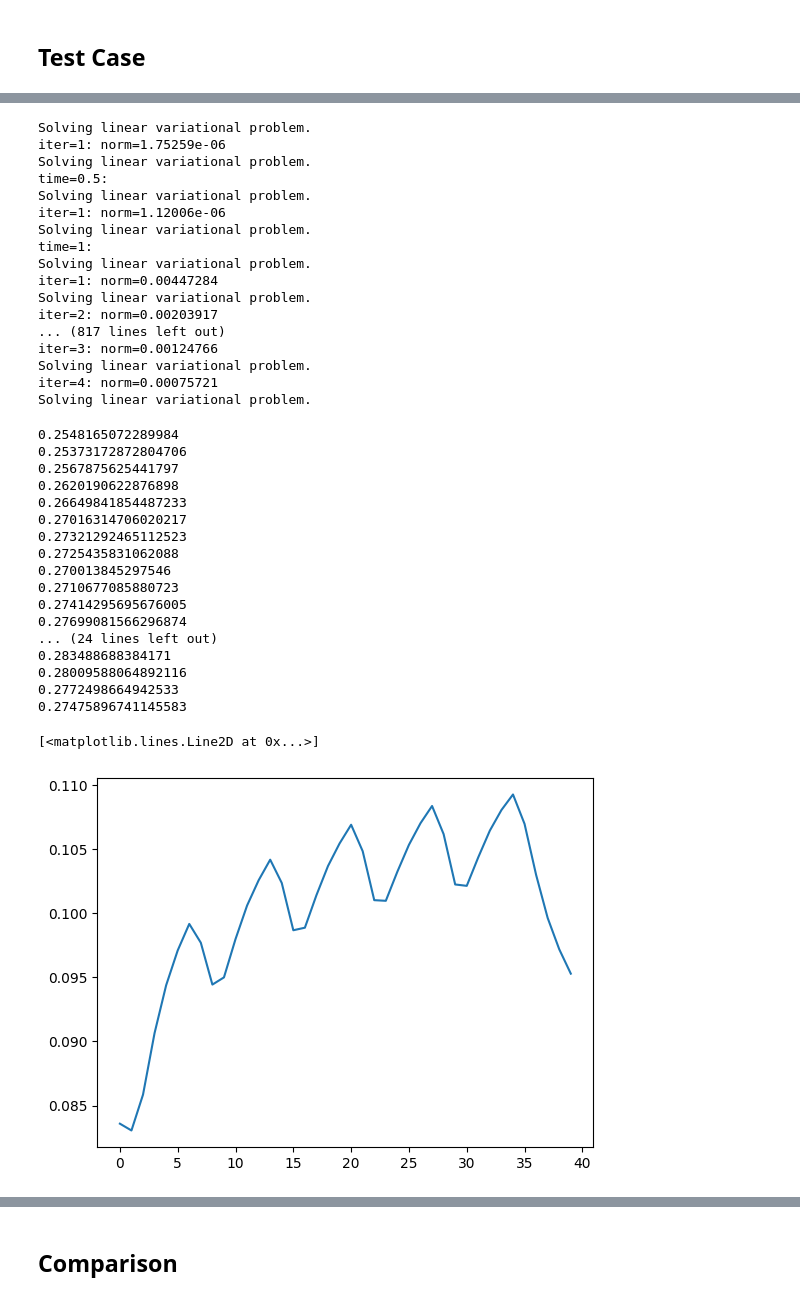
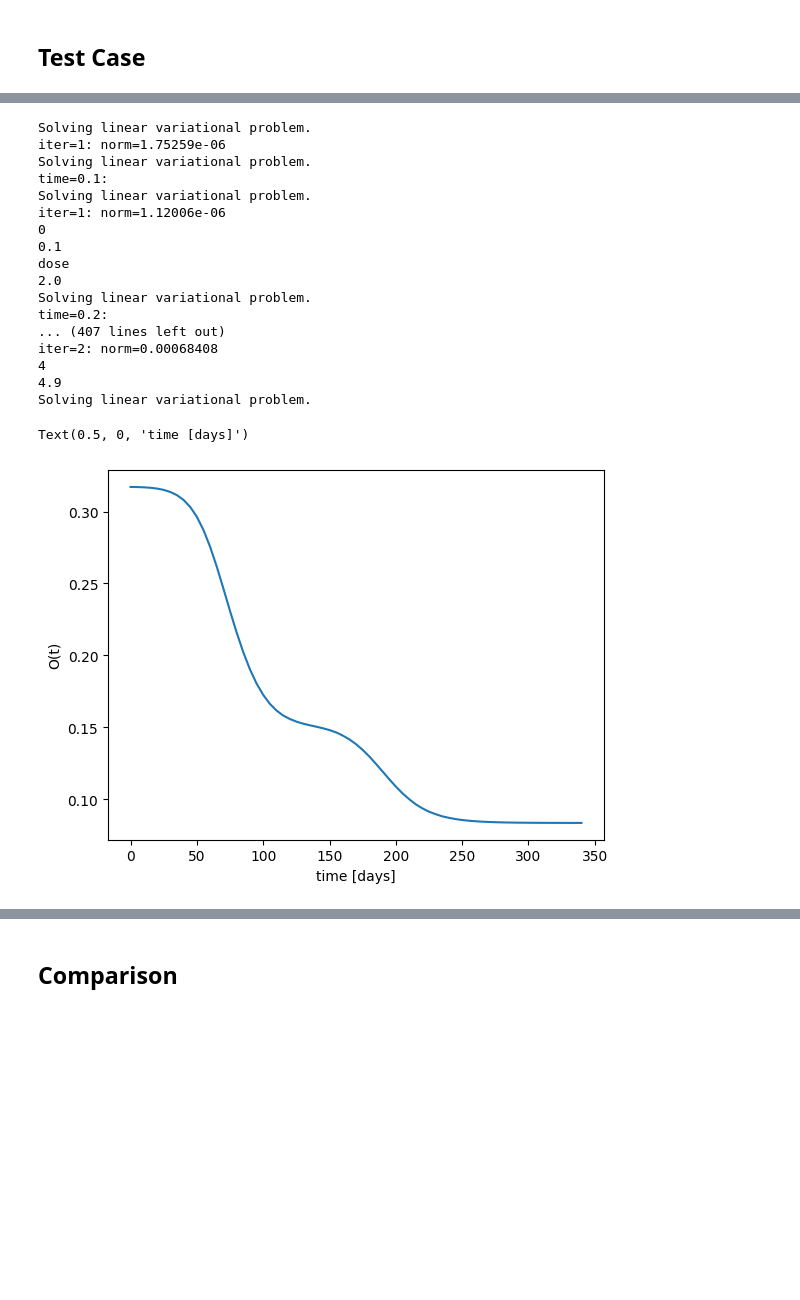
Before and after one commit to saragazzoni/Master_Thesis, a Jupyter notebook: Model2D/main.ipynb, the cells around one changed output, grey strips where cells are left out. Cells and saved outputs as stored; diff of their text form; code cells hidden in the pictures; blank space fills up the shorter version.

```diff
--- a/Model2D/main.ipynb
+++ b/Model2D/main.ipynb
@@ -68,20 +97,26 @@ plt.plot(mass2)
 # %%
-dt = 0.5
-T = 40
-save_interval = 2
-c0file = XDMFFile('solutions/V1.5e5_T350_ref20x20//c.xdmf')
-n0file = XDMFFile('solutions/V1.5e5_T350_ref20x20//n.xdmf')
+dt = 0.1
+T = 80
+save_interval = 5
+# c0file = XDMFFile('solutions/V3e5_T150_ref20x20/c.xdmf')
+# n0file = XDMFFile('solutions/V3e5_T150_ref20x20/n.xdmf')
+c0file = XDMFFile('solutions/V1.5e5_T350_ref20x20/c.xdmf')
+n0file = XDMFFile('solutions/V1.5e5_T350_ref20x20/n.xdmf')
 V = FunctionSpace(mesh,"P",1)
 c0 = Function(V)
 n0 = Function(V)
+# c0file.read_checkpoint(c0,"c",15)
+# n0file.read_checkpoint(n0,"n",15)
 c0file.read_checkpoint(c0,"c",69)
 n0file.read_checkpoint(n0,"n",69)
-times = [0+1,1+1,2+1,3+1,4+1,7+1,8+1,9+1,10+1,11+1,14+1,15+1,16+1,17+1,18+1,21+1,22+1,23+1,24+1,25+1,28+1,29+1,30+1,31+1,32+1]
+times = []
+doses = []
+times = [1,2,3,4,5,8,9,10,11,12,15,16,17,18,19,22,23,24,25,26,29,30,31,32,33]
 doses = 2*np.ones_like(times)
 # times = [0,7,14,21,28]
 # doses = 10*np.ones_like(times)
 
-path_sol = "solutions/lowoxygen_uhfrt_T40_bdf2"
+path_sol = "solutions/lowox_frt_T80_dt0.1"
 
 solver = bdf2.Solver2D(mesh, V, n0, c0, dt, T, save_interval, times, doses, path_sol)
 n_vect,c_vect,mass,csc_mass,dc_mass,tdc_mass,phi_vect = solver.solve()
@@ -89,48 +124,41 @@ n_vect,c_vect,mass,csc_mass,dc_mass,tdc_mass,phi_vect = solver.solve()
 Solving linear variational problem.
 iter=1: norm=1.75259e-06
 Solving linear variational problem.
-time=0.5:
+time=0.1:
 Solving linear variational problem.
 iter=1: norm=1.12006e-06
+0
+0.1
+dose
+2.0
 Solving linear variational problem.
-time=1:
+time=0.2:
+... (407 lines left out)
+iter=2: norm=0.00068408
+4
+4.9
 Solving linear variational problem.
-iter=1: norm=0.00447284
-Solving linear variational problem.
-iter=2: norm=0.00203917
-... (817 lines left out)
-iter=3: norm=0.00124766
-Solving linear variational problem.
-iter=4: norm=0.00075721
-Solving linear variational problem.
 # %%
 # oxygen level test case 1
 c = Function(V)
+path_sol = "solutions/V1.5e5_T350_ref20x20/"
 cfile = XDMFFile(path_sol + '/c.xdmf')
 ctot = []
-for i in range(40):
+for i in range(69):
     cfile.read_checkpoint(c,"c",i)
-    print(c.vector().max())
+    # print(c.vector().max())
     ctot.append(assemble(c*dx))
-plt.plot(ctot)
+    # ctot.append(c.vector().min())
+# cfile = XDMFFile("solutions/V3e5_ref20x20_extension/c.xdmf")
+# for j in range(10):
+#     cfile.read_checkpoint(c,"c",j*5)
+#     ctot.append(assemble(c*dx))
+time = np.arange(0,345,5)
+plt.plot(time,ctot)
+# plt.axvline(76, color='r', linestyle='--')
+plt.ylabel('O(t)')
+plt.xlabel('time [days]')
 # %% [output]
-0.2548165072289984
-0.25373172872804706
-0.2567875625441797
-0.2620190622876898
-0.26649841854487233
-0.27016314706020217
-0.27321292465112523
-0.2725435831062088
-0.270013845297546
-0.2710677085880723
-0.27414295695676005
-0.27699081566296874
-... (24 lines left out)
-0.283488688384171
-0.28009588064892116
-0.2772498664942533
-0.27475896741145583
+Text(0.5, 0, 'time [days]')
-[<matplotlib.lines.Line2D at 0x...>]
-[figure, old version]
+[figure, new version]
 # %%
```
Also changed, not shown: parts of 10 cells of this notebook, 8 other files.
